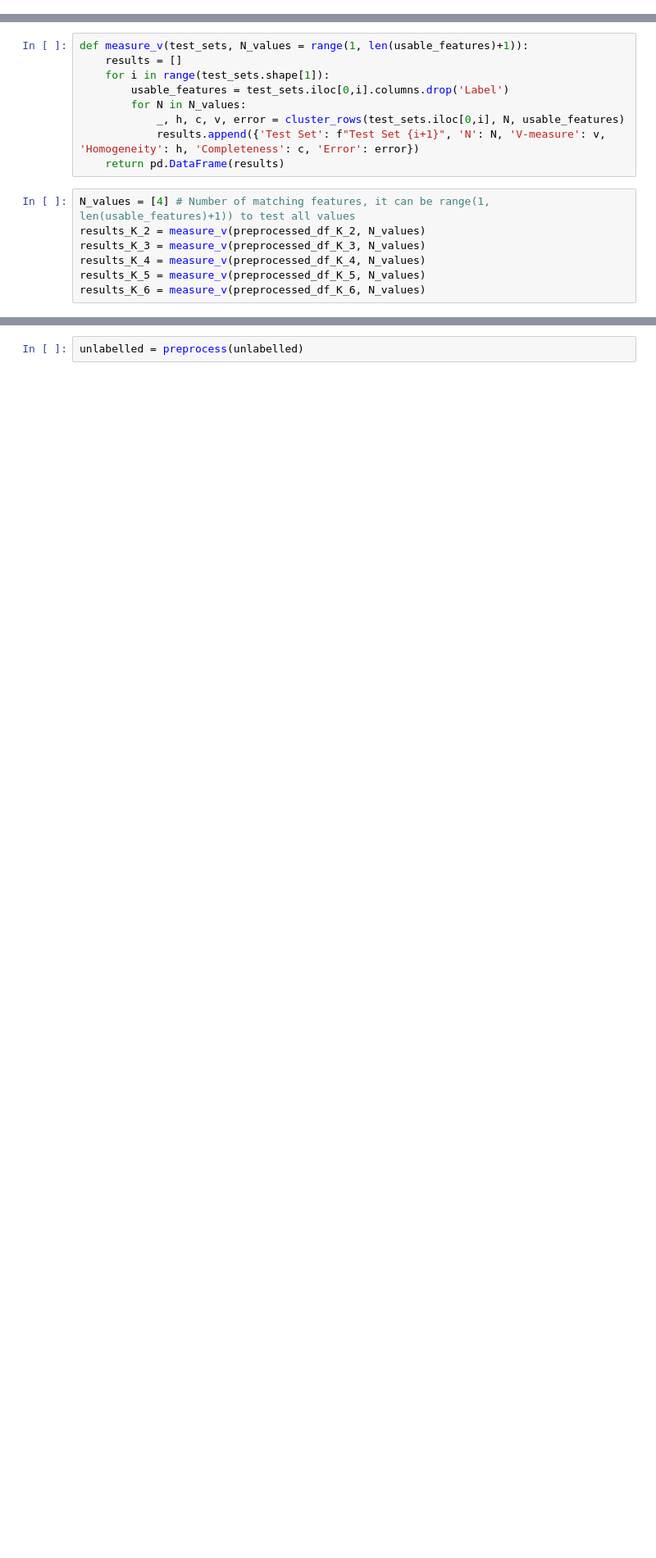
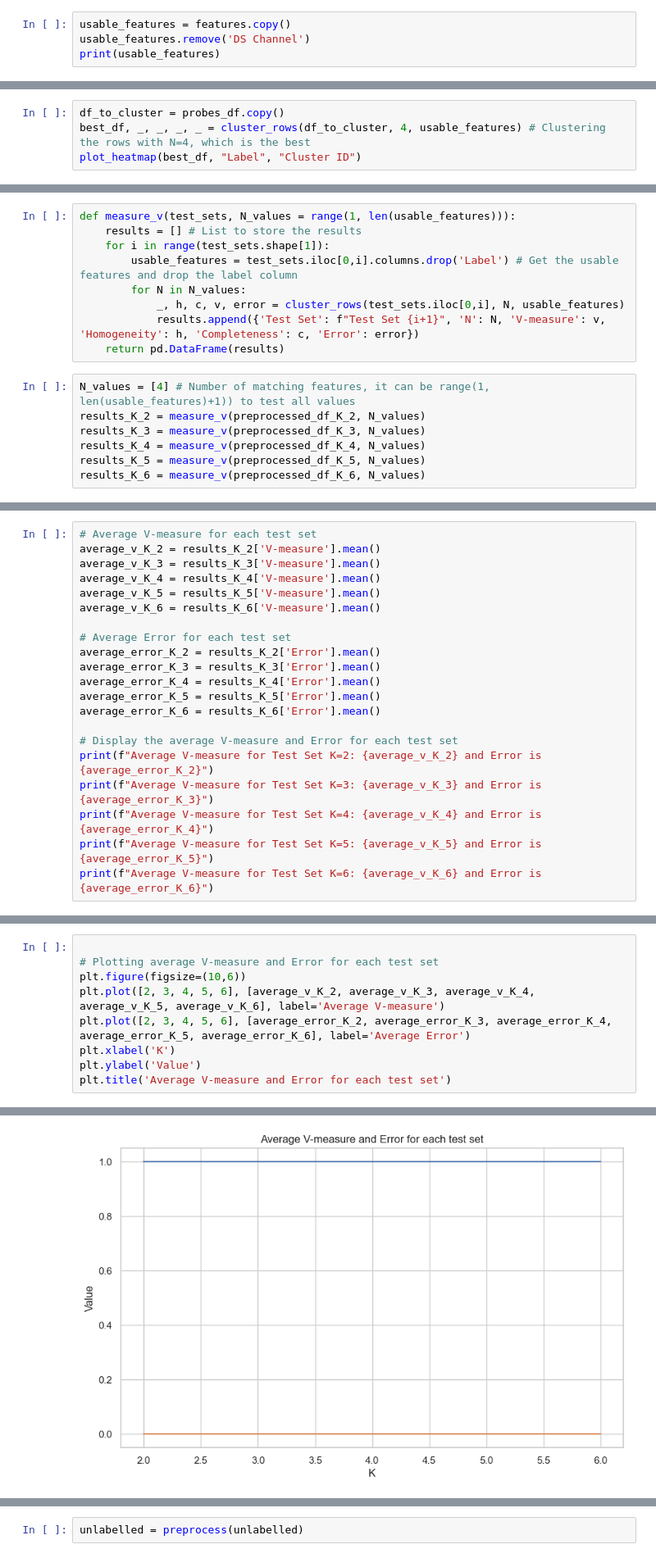
Before and after one commit to tugrul-kok/NMDA, a Jupyter notebook: HW3-MAC-De-Randomization/HW-3.ipynb, the cells around one changed output, grey strips where cells are left out. Shown at 82% size. Saved outputs shown, nothing was run; the diff lists cells and outputs as text; blank space fills up the shorter version.

```diff
--- a/HW3-MAC-De-Randomization/HW-3.ipynb
+++ b/HW3-MAC-De-Randomization/HW-3.ipynb
@@ -266,0 +349,4 @@ best_df[best_df['Cluster ID'] == 3]
+# %%
+usable_features = features.copy()
+usable_features.remove('DS Channel')
+print(usable_features)
@@ -266,0 +382,4 @@ best_df[best_df['Cluster ID'] == 3]
+# %%
+df_to_cluster = probes_df.copy()
+best_df, _, _, _, _ = cluster_rows(df_to_cluster, 4, usable_features) # Clustering the rows with N=4, which is the best
+plot_heatmap(best_df, "Label", "Cluster ID")
@@ -328,8 +496,8 @@ preprocessed_df_K_2.iloc[0,0]
 # %%
-def measure_v(test_sets, N_values = range(1, len(usable_features)+1)):
-    results = []
+def measure_v(test_sets, N_values = range(1, len(usable_features))):
+    results = [] # List to store the results
     for i in range(test_sets.shape[1]):
-        usable_features = test_sets.iloc[0,i].columns.drop('Label')
+        usable_features = test_sets.iloc[0,i].columns.drop('Label') # Get the usable features and drop the label column
         for N in N_values:
             _, h, c, v, error = cluster_rows(test_sets.iloc[0,i], N, usable_features)
             results.append({'Test Set': f"Test Set {i+1}", 'N': N, 'V-measure': v, 'Homogeneity': h, 'Completeness': c, 'Error': error})
@@ -408,0 +549,21 @@ for i in range(0,preprocessed_df_K_6.shape[1]):
+# %%
+# Average V-measure for each test set
+average_v_K_2 = results_K_2['V-measure'].mean()
+average_v_K_3 = results_K_3['V-measure'].mean()
+average_v_K_4 = results_K_4['V-measure'].mean()
+average_v_K_5 = results_K_5['V-measure'].mean()
+average_v_K_6 = results_K_6['V-measure'].mean()
+
+# Average Error for each test set
+average_error_K_2 = results_K_2['Error'].mean()
+average_error_K_3 = results_K_3['Error'].mean()
+average_error_K_4 = results_K_4['Error'].mean()
+average_error_K_5 = results_K_5['Error'].mean()
+average_error_K_6 = results_K_6['Error'].mean()
+
+# Display the average V-measure and Error for each test set
+print(f"Average V-measure for Test Set K=2: {average_v_K_2} and Error is {average_error_K_2}")
+print(f"Average V-measure for Test Set K=3: {average_v_K_3} and Error is {average_error_K_3}")
+print(f"Average V-measure for Test Set K=4: {average_v_K_4} and Error is {average_error_K_4}")
+print(f"Average V-measure for Test Set K=5: {average_v_K_5} and Error is {average_error_K_5}")
+print(f"Average V-measure for Test Set K=6: {average_v_K_6} and Error is {average_error_K_6}")
@@ -408,0 +576,10 @@ for i in range(0,preprocessed_df_K_6.shape[1]):
+# %%
+
+# Plotting average V-measure and Error for each test set
+plt.figure(figsize=(10,6))
+plt.plot([2, 3, 4, 5, 6], [average_v_K_2, average_v_K_3, average_v_K_4, average_v_K_5, average_v_K_6], label='Average V-measure')
+plt.plot([2, 3, 4, 5, 6], [average_error_K_2, average_error_K_3, average_error_K_4, average_error_K_5, average_error_K_6], label='Average Error')
+plt.xlabel('K')
+plt.ylabel('Value')
+plt.title('Average V-measure and Error for each test set')
+# %% [output]
@@ -408,0 +587 @@ for i in range(0,preprocessed_df_K_6.shape[1]):
+[figure, added]
```
Also changed, not shown: parts of 68 cells of this notebook, 2 other files.
